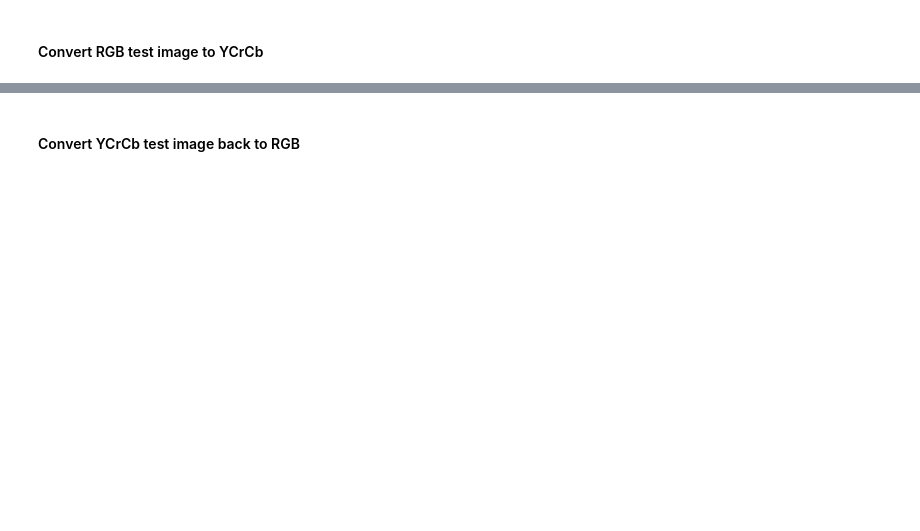
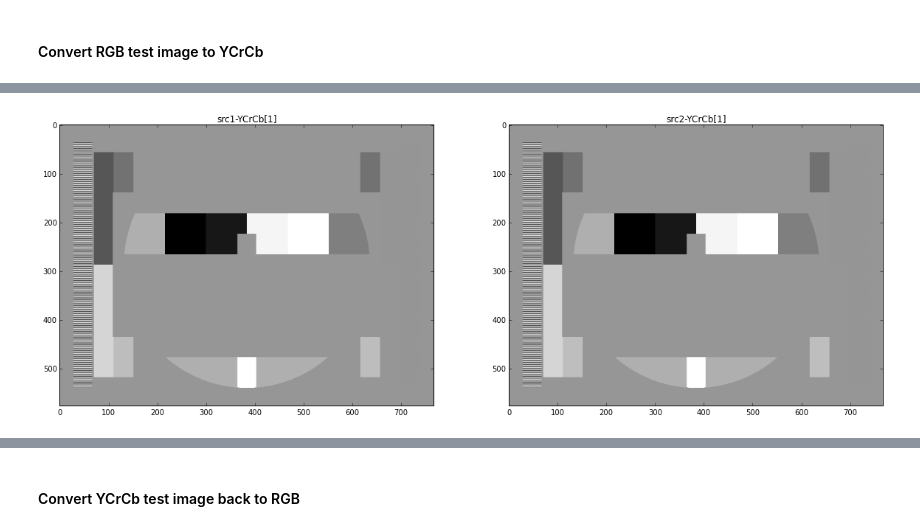
Before and after one commit to RyanHope/gazetools_cl, a Jupyter notebook: gazetools_test.ipynb, the cells around one changed output, grey strips where cells are left out. Saved outputs shown, nothing was run; the diff lists cells and outputs as text; code cells hidden in the pictures; blank space fills up the shorter version.

```diff
--- a/gazetools_test.ipynb
+++ b/gazetools_test.ipynb
@@ -50,0 +65,11 @@ plt.imshow(Cb)
+# %%
+fig = plt.figure(figsize=(20,20))
+a=fig.add_subplot(1,2,1)
+plt.imshow(ycrcb1[:,:,1], cmap = cm.Greys_r)
+a.set_title("src1-YCrCb[1]")
+a=fig.add_subplot(1,2,2)
+plt.imshow(ycrcb2[:,:,1], cmap = cm.Greys_r)
+a.set_title("src2-YCrCb[1]")
+plt.show()
+# %% [output]
+[figure, added]
```
Also changed, not shown: parts of 34 cells of this notebook, 5 other files.
